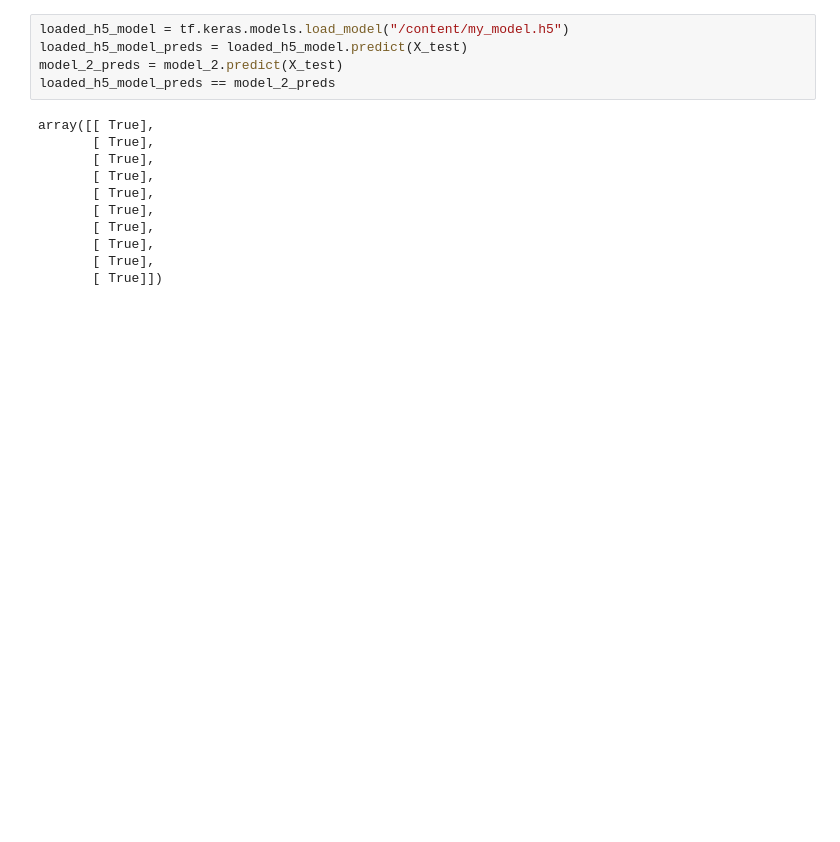
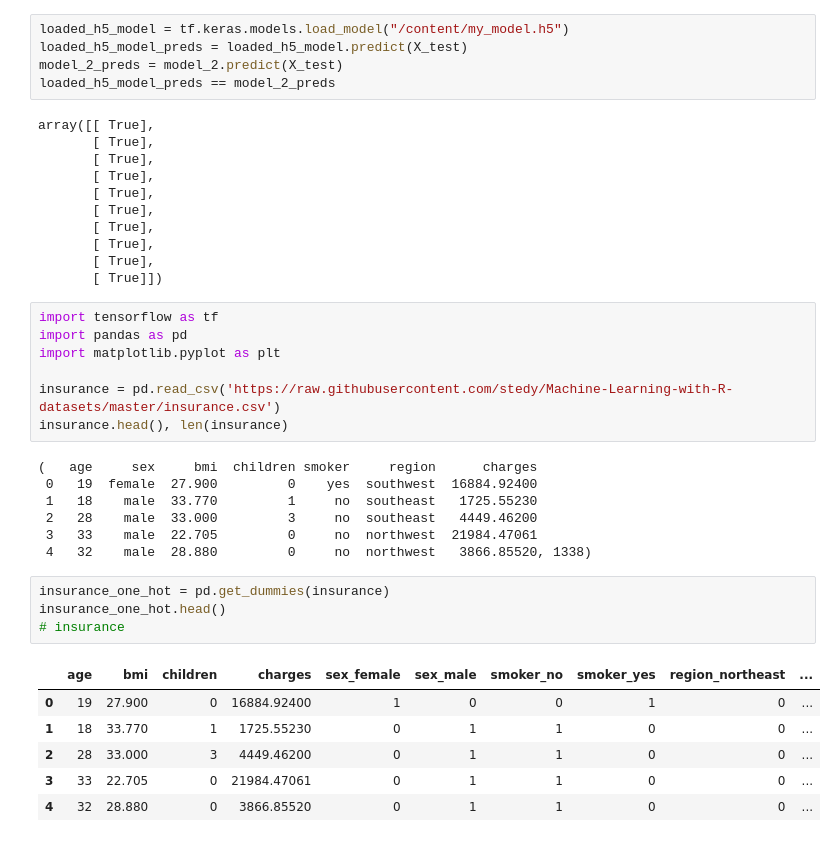
Before and after one commit to choton654/tenserflow-deep-learning, a Jupyter notebook: neural_network_regression_tensorflow.ipynb, the cells around one changed output. Saved outputs shown, nothing was run; the diff lists cells and outputs as text; blank space fills up the shorter version.

```diff
--- a/neural_network_regression_tensorflow.ipynb
+++ b/neural_network_regression_tensorflow.ipynb
@@ -485,3 +488,28 @@ array([[ True],
        [ True],
        [ True],
        [ True]])
+# %%
+import tensorflow as tf
+import pandas as pd
+import matplotlib.pyplot as plt
+
+insurance = pd.read_csv('https://raw.githubusercontent.com/stedy/Machine-Learning-with-R-datasets/master/insurance.csv')
+insurance.head(), len(insurance)
+# %% [output]
+(   age     sex     bmi  children smoker     region      charges
+ 0   19  female  27.900         0    yes  southwest  16884.92400
+ 1   18    male  33.770         1     no  southeast   1725.55230
+ 2   28    male  33.000         3     no  southeast   4449.46200
+ 3   33    male  22.705         0     no  northwest  21984.47061
+ 4   32    male  28.880         0     no  northwest   3866.85520, 1338)
+# %%
+insurance_one_hot = pd.get_dummies(insurance)
+insurance_one_hot.head()
+# insurance
+# %% [output]
+|  | age | bmi | children | charges | sex_female | sex_male | smoker_no | smoker_yes | region_northeast | ... |
+| 0 | 19 | 27.900 | 0 | 16884.92400 | 1 | 0 | 0 | 1 | 0 | ... |
+| 1 | 18 | 33.770 | 1 | 1725.55230 | 0 | 1 | 1 | 0 | 0 | ... |
+| 2 | 28 | 33.000 | 3 | 4449.46200 | 0 | 1 | 1 | 0 | 0 | ... |
+| 3 | 33 | 22.705 | 0 | 21984.47061 | 0 | 1 | 1 | 0 | 0 | ... |
+| 4 | 32 | 28.880 | 0 | 3866.85520 | 0 | 1 | 1 | 0 | 0 | ... |
```
Also changed, not shown: parts of 20 cells of this notebook.
